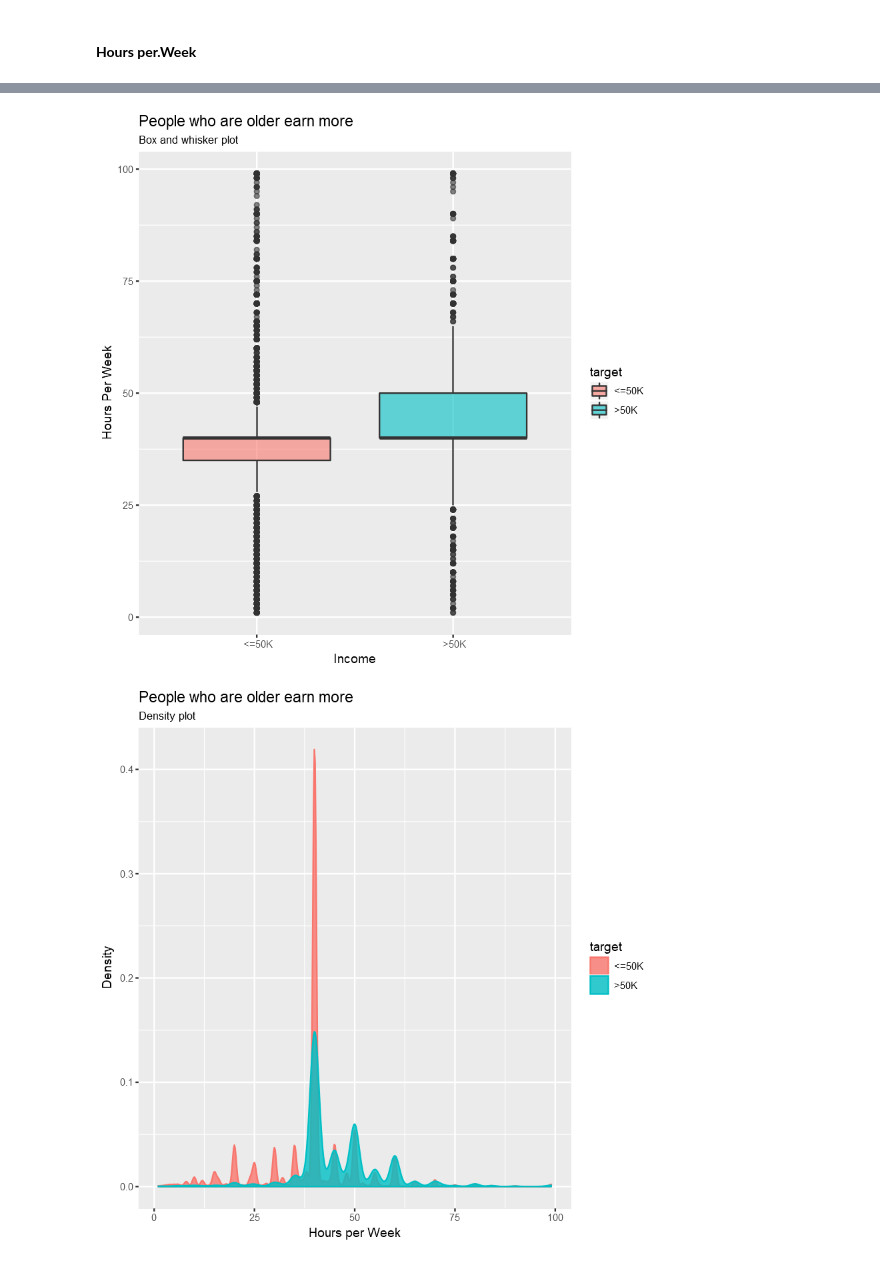
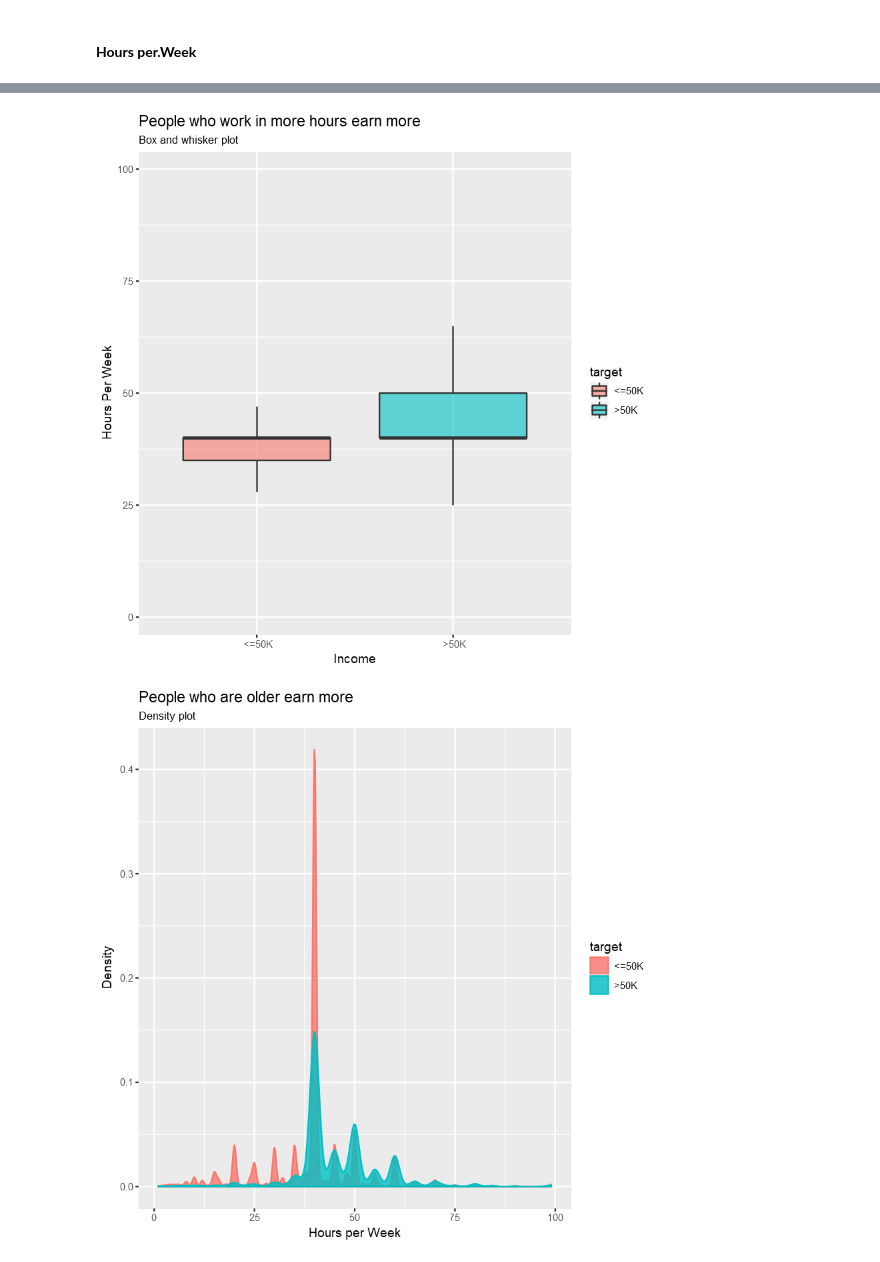
Before and after one commit to MElHuseyni/Predict-Income-using-US-Census-Data, a Jupyter notebook: Exploratory Data Analysis in R.ipynb, the cells around one changed output, grey strips where cells are left out. Cells and saved outputs as stored; diff of their text form; code cells hidden in the pictures.

```diff
--- a/Exploratory Data Analysis in R.ipynb
+++ b/Exploratory Data Analysis in R.ipynb
@@ -259,11 +258,12 @@ ERROR: Error in qplot(adult$hours.per.week, geom = "histogram", main = "Histogra
 # %%
 hours.per.week_box <- ggplot(adult, aes(x = target, y = hours.per.week, fill = target)) +
-   geom_boxplot(alpha = 0.6) +
-   labs(x = "Income", y = "Hours Per Week", title = "People who are older earn more",
+   geom_boxplot(alpha = 0.6,outlier.shape = NA) +
+   labs(x = "Income", y = "Hours Per Week", title = "People who work in more hours earn more",
         subtitle = "Box and whisker plot")
 hours.per.week_box
+#outlier.shape = NA
 # %% [output]
-[figure, old version]
+[figure, new version]
 # %%
 hours_per_week_density <- ggplot(adult, aes(x = hours.per.week, color = target, fill = target)) +
 geom_density(alpha = 0.8) +
```
Also changed, not shown: parts of 43 cells of this notebook.
